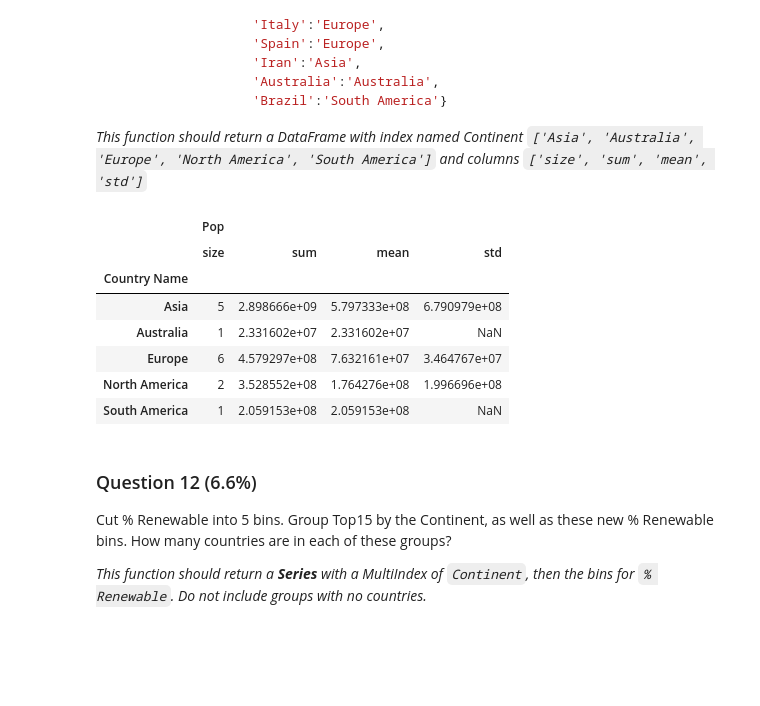
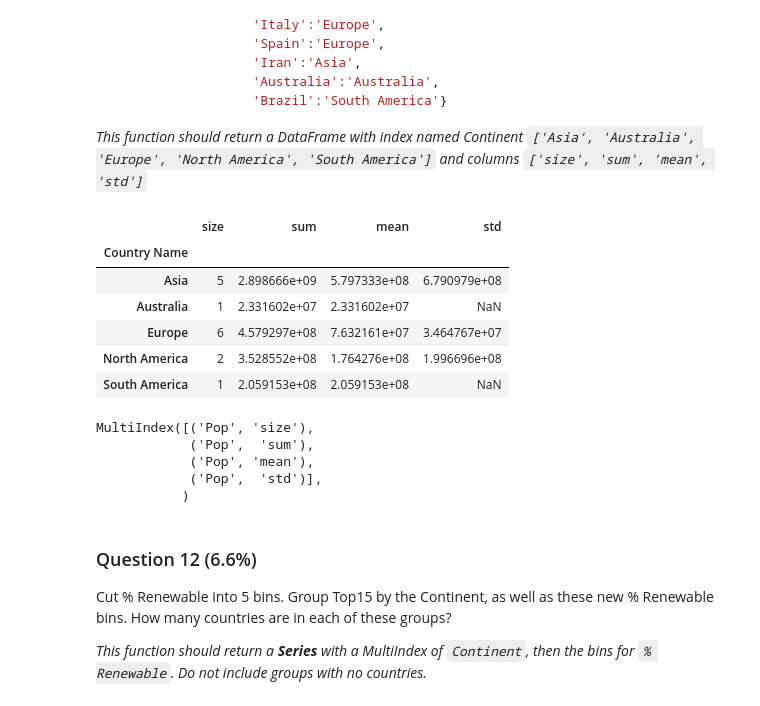
Before and after one commit to Ficke/IntroDataSciPy, a Jupyter notebook: Assignment 3.ipynb, the cells around one changed output. Cells and saved outputs as stored; diff of their text form; code cells hidden in the pictures; blank space fills up the shorter version.

Commit message:
Finished & Checked
Note how Pandas handles merge() with differently named columns

```diff
--- a/Assignment 3.ipynb
+++ b/Assignment 3.ipynb
@@ -57,6 +57,8 @@ The index of this DataFrame should be the name of the country, and the columns s
 # %%
 import pandas as pd
 import numpy as np
+
+pd.set_option('display.max_rows', 500)
 
 #Import Energy Data
 energy = pd.read_excel('Energy Indicators.xls',skipfooter=38, skiprows=17, usecols="C:F")
@@ -481,29 +599,29 @@ ContinentDict  = {'China':'Asia',
 # %%
 def answer_eleven():
     top = avgGDP.nsmallest(15,'Rank')
     ContinentDict = {'China':'Asia',
                      'United States':'North America',
                      'Japan':'Asia',
                      'United Kingdom':'Europe',
                      'Russian Federation':'Europe',
                      'Canada':'North America',
                      'Germany':'Europe',
                      'India':'Asia',
                      'France':'Europe',
                      'South Korea':'Asia',
                      'Italy':'Europe',
                      'Spain':'Europe',
                      'Iran':'Asia',
                      'Australia':'Australia',
                      'Brazil':'South America'}
     top.rename(index=ContinentDict,inplace=True)
     top.reset_index(inplace = True)
     functions = ['size', 'sum', 'mean', 'std']
     calcs = top[['Country Name','Pop']].groupby('Country Name').agg(functions)
+    calcs.columns = calcs.columns.droplevel(0)
     return calcs
 answer_eleven()
 # %% [output]
-|  | Pop |  |  |  |
 |  | size | sum | mean | std |
 | Country Name |  |  |  |  |
 | Asia | 5 | 2.898666e+09 | 5.797333e+08 | 6.790979e+08 |
@@ -511,6 +629,14 @@ answer_eleven()
 | Europe | 6 | 4.579297e+08 | 7.632161e+07 | 3.464767e+07 |
 | North America | 2 | 3.528552e+08 | 1.764276e+08 | 1.996696e+08 |
 | South America | 1 | 2.059153e+08 | 2.059153e+08 | NaN |
+# %%
+print(answer_eleven().columns)
+# %% [output]
+MultiIndex([('Pop', 'size'),
+            ('Pop',  'sum'),
+            ('Pop', 'mean'),
+            ('Pop',  'std')],
+           )
 # %% [markdown]
 ### Question 12 (6.6%)
 Cut % Renewable into 5 bins. Group Top15 by the Continent, as well as these new % Renewable bins. How many countries are in each of these groups?
```
Also changed, not shown: parts of 14 cells of this notebook.
